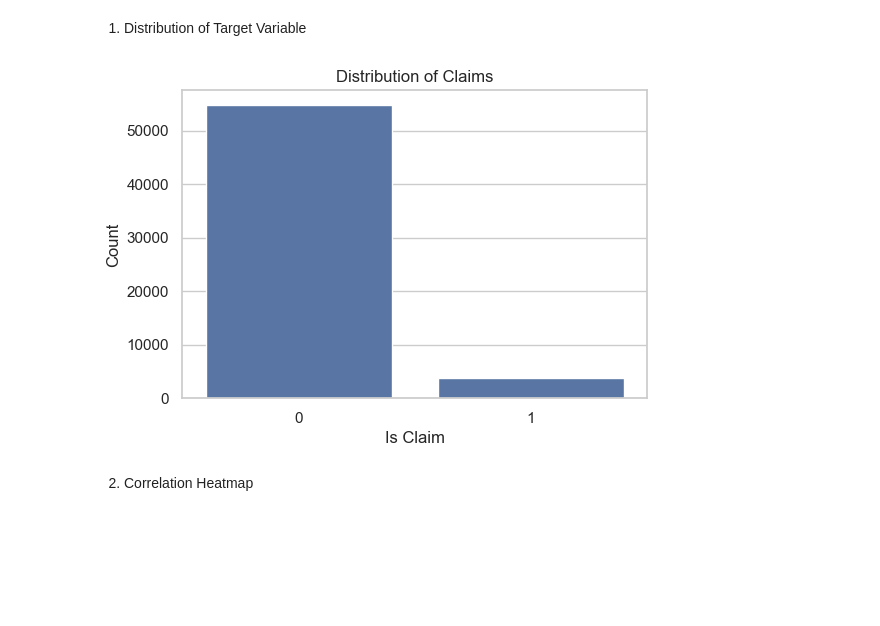
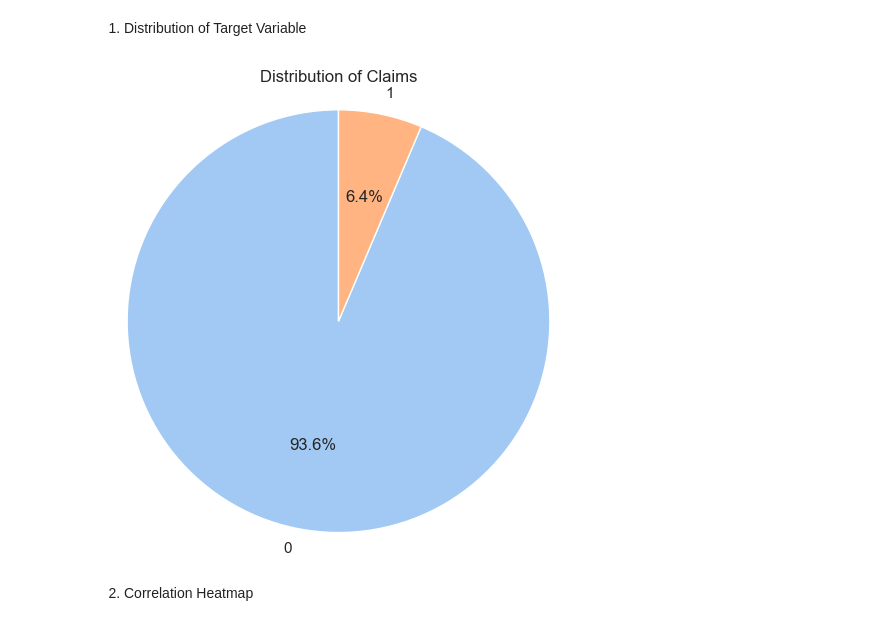
Before and after one commit to aimeele97/insurance_claim_analysis_model, a Jupyter notebook: insuranceclaim.ipynb, the cells around one changed output. Saved outputs shown, nothing was run; the diff lists cells and outputs as text; code cells hidden in the pictures; blank space fills up the shorter version.

```diff
--- a/insuranceclaim.ipynb
+++ b/insuranceclaim.ipynb
@@ -141,19 +141,20 @@ df.groupby("segment")[["displacement","is_claim"]].describe().T
 __EDA__
 # %% [markdown]
 1. Distribution of Target Variable
-# %%
-# Set the style for seaborn
-sns.set(style='whitegrid')
-
-# Countplot for the target variable
-plt.figure(figsize=(6, 4))
-sns.countplot(x='is_claim', data=df)
-plt.title('Distribution of Claims')
-plt.xlabel('Is Claim')
-plt.ylabel('Count')
-plt.show()
-# %% [output]
-[figure, removed]
+# %%
+# Count the occurrences of each class in the target variable
+claim_counts = df['is_claim'].value_counts()
+
+colors = sns.color_palette("pastel")
+
+# Create a pie chart
+plt.figure(figsize=(6, 6))
+plt.pie(claim_counts, labels=claim_counts.index, autopct='%1.1f%%', startangle=90, colors=colors)
+plt.title('Distribution of Claims')
+plt.axis('equal')  # Equal aspect ratio ensures that pie is drawn as a circle.
+plt.show()
+# %% [output]
+[figure, added]
 # %% [markdown]
 2. Correlation Heatmap
 # %% [markdown]
```
Also changed, not shown: parts of 2 cells of this notebook.
